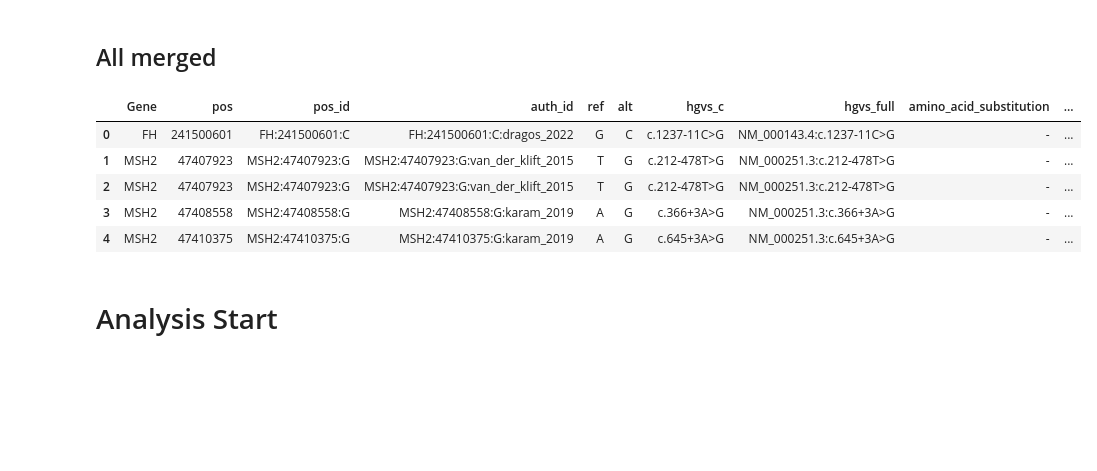
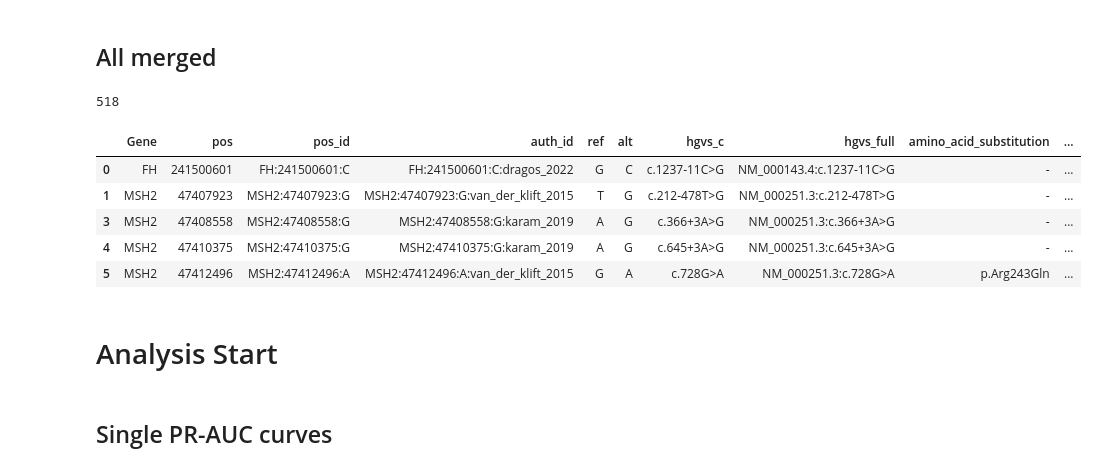
Before and after one commit to ivanw314/PillarProject_CAVA_Analysis, a Jupyter notebook: Notebooks/PP_CuratedSplicingProcessing.ipynb, the cells around one changed output. Drawn from its saved outputs; the diff is of its cells as text; code cells hidden in the pictures; blank space fills up the shorter version.

```diff
--- a/Notebooks/PP_CuratedSplicingProcessing.ipynb
+++ b/Notebooks/PP_CuratedSplicingProcessing.ipynb
@@ -219,20 +219,23 @@ final_merged.head()
 # %%
 final_merged = final_merged.rename(columns={'Gene_x': 'Gene',
                                             'pos_x': 'pos'})
 
 final_merged['simplified_consequence'] = final_merged['Consequence'].transform(lambda x: x.split(',')[0])
+final_merged = final_merged.drop_duplicates(subset='auth_id')
 
+final_merged = final_merged[['Gene', 'pos','pos_id','auth_id', 'ref', 'alt','hgvs_c', 'hgvs_full', 'amino_acid_substitution', 'Consequence', 'simplified_consequence', 'splice_consequence','maxSpliceAI', 'splice_impact', 'simple_splice_impact']]
 
-final_merged = final_merged[['Gene', 'pos','pos_id','auth_id', 'ref', 'alt','hgvs_c', 'hgvs_full', 'amino_acid_substitution', 'Consequence', 'simplified_consequence', 'maxSpliceAI', 'maxSpliceAI', 'splice_impact', 'simple_splice_impact']]
-
-
+print(len(final_merged))
 final_merged.head()
 # %% [output]
+518
 |  | Gene | pos | pos_id | auth_id | ref | alt | hgvs_c | hgvs_full | amino_acid_substitution | ... |
 | 0 | FH | 241500601 | FH:241500601:C | FH:241500601:C:dragos_2022 | G | C | c.1237-11C>G | NM_000143.4:c.1237-11C>G | - | ... |
 | 1 | MSH2 | 47407923 | MSH2:47407923:G | MSH2:47407923:G:van_der_klift_2015 | T | G | c.212-478T>G | NM_000251.3:c.212-478T>G | - | ... |
-| 2 | MSH2 | 47407923 | MSH2:47407923:G | MSH2:47407923:G:van_der_klift_2015 | T | G | c.212-478T>G | NM_000251.3:c.212-478T>G | - | ... |
 | 3 | MSH2 | 47408558 | MSH2:47408558:G | MSH2:47408558:G:karam_2019 | A | G | c.366+3A>G | NM_000251.3:c.366+3A>G | - | ... |
 | 4 | MSH2 | 47410375 | MSH2:47410375:G | MSH2:47410375:G:karam_2019 | A | G | c.645+3A>G | NM_000251.3:c.645+3A>G | - | ... |
+| 5 | MSH2 | 47412496 | MSH2:47412496:A | MSH2:47412496:A:van_der_klift_2015 | G | A | c.728G>A | NM_000251.3:c.728G>A | p.Arg243Gln | ... |
 # %% [markdown]
 # Analysis Start
+# %% [markdown]
+## Single PR-AUC curves
```
Also changed, not shown: parts of 11 cells of this notebook.
